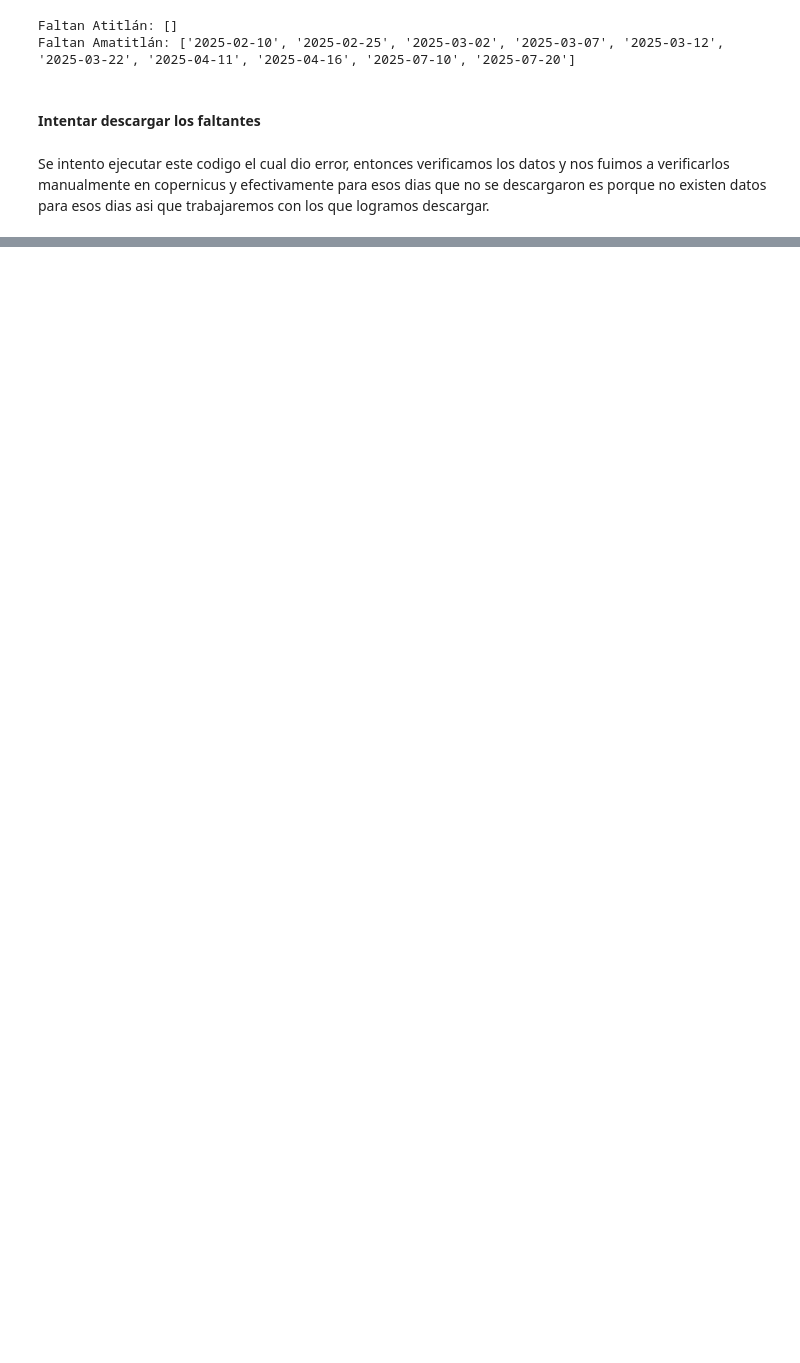
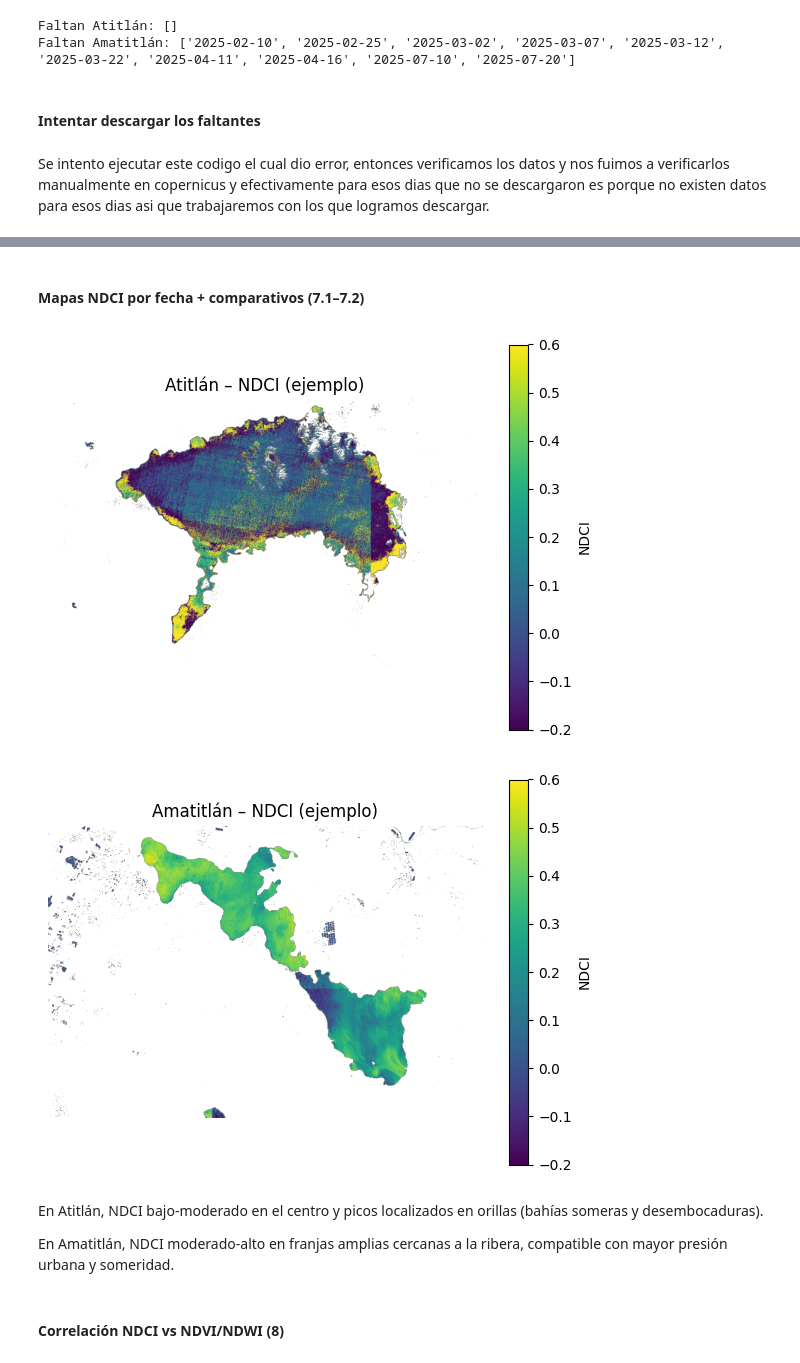
Before and after one commit to DiegoLinares11/Lab-4-Analisis-Geoespacial, a Jupyter notebook: geoespacial.ipynb, the cells around one changed output, grey strips where cells are left out. Cells and saved outputs as stored; diff of their text form; code cells hidden in the pictures; blank space fills up the shorter version.

```diff
--- a/geoespacial.ipynb
+++ b/geoespacial.ipynb
@@ -192,0 +233,35 @@ Se intento ejecutar este codigo el cual dio error, entonces verificamos los dato
+# %% [markdown]
+#### Mapas NDCI por fecha + comparativos (7.1–7.2)
+# %%
+import glob, re
+
+def list_tifs(lake):
+    files = sorted(glob.glob(f"data/{lake}_*.tif"))
+    rows=[]
+    for f in files:
+        m = re.search(rf"{lake}_(\d{{4}}-\d{{2}}-\d{{2}})\.tif$", f)
+        if m: rows.append((m.group(1), f))
+    return rows
+
+def show_ndci_map(path, title="NDCI"):
+    arr, _ = read_bands(path)
+    ndvi, ndwi, ndci = compute_indices(arr)
+    ndci = np.where(ndwi>0, ndci, np.nan)   # opcional: solo agua
+    plt.figure(figsize=(7,5))
+    plt.imshow(ndci, cmap="viridis", vmin=-0.2, vmax=0.6)
+    plt.title(title); plt.colorbar(label="NDCI"); plt.axis('off'); plt.show()
+
+# Ejemplos aca se pueden cambiar por cualquier fecha de los tifs descargados:
+ej_atitlan   = list_tifs("atitlan")[0][1]
+ej_amatitlan = list_tifs("amatitlan")[0][1]
+show_ndci_map(ej_atitlan,   "Atitlán – NDCI (ejemplo)")
+show_ndci_map(ej_amatitlan, "Amatitlán – NDCI (ejemplo)")
+# %% [output]
+[figure, added]
+[figure, added]
+# %% [markdown]
+En Atitlán, NDCI bajo-moderado en el centro y picos localizados en orillas (bahías someras y desembocaduras).
+
+En Amatitlán, NDCI moderado-alto en franjas amplias cercanas a la ribera, compatible con mayor presión urbana y someridad.
+# %% [markdown]
+#### Correlación NDCI vs NDVI/NDWI (8)
```
Also changed, not shown: parts of 14 cells of this notebook, 1 other file.
